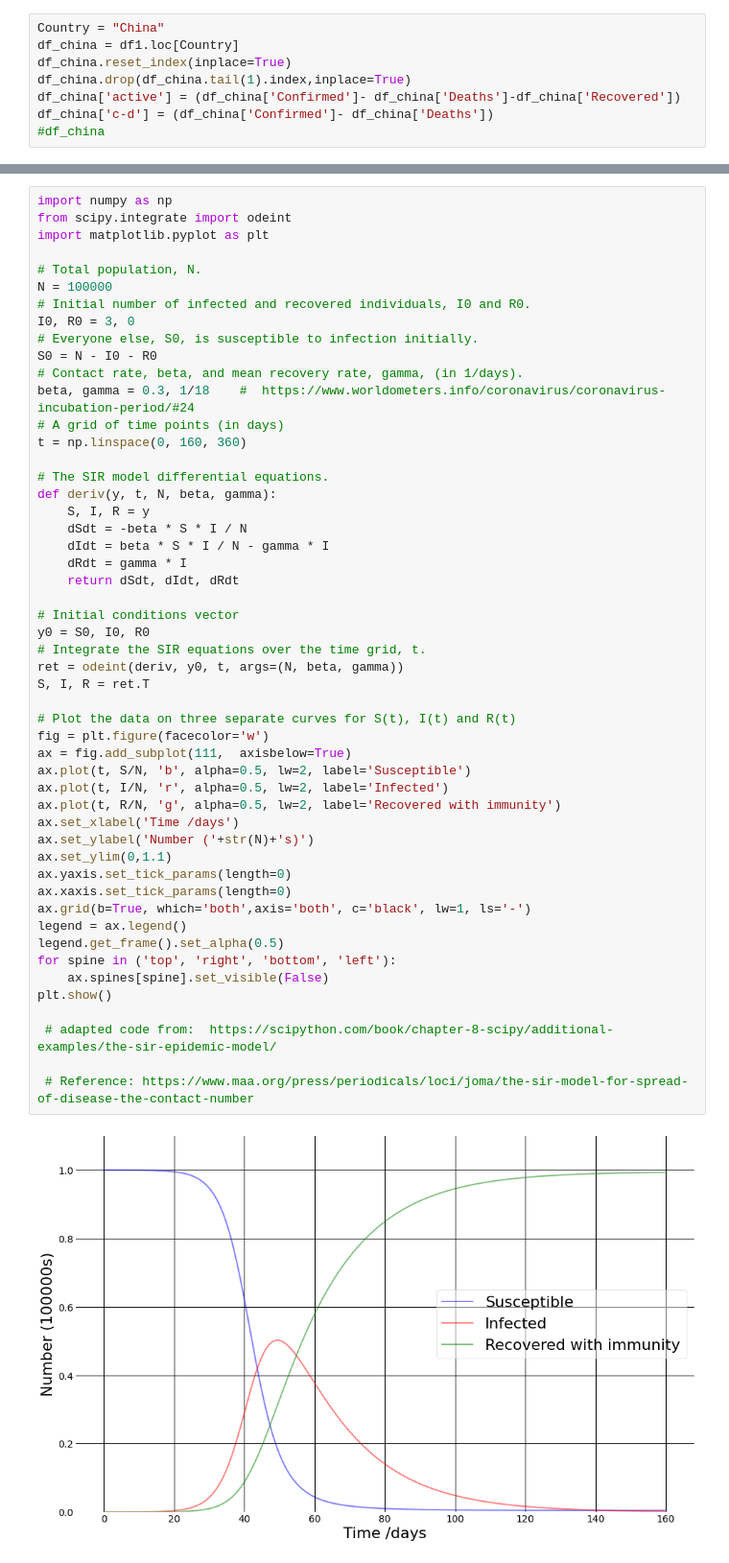
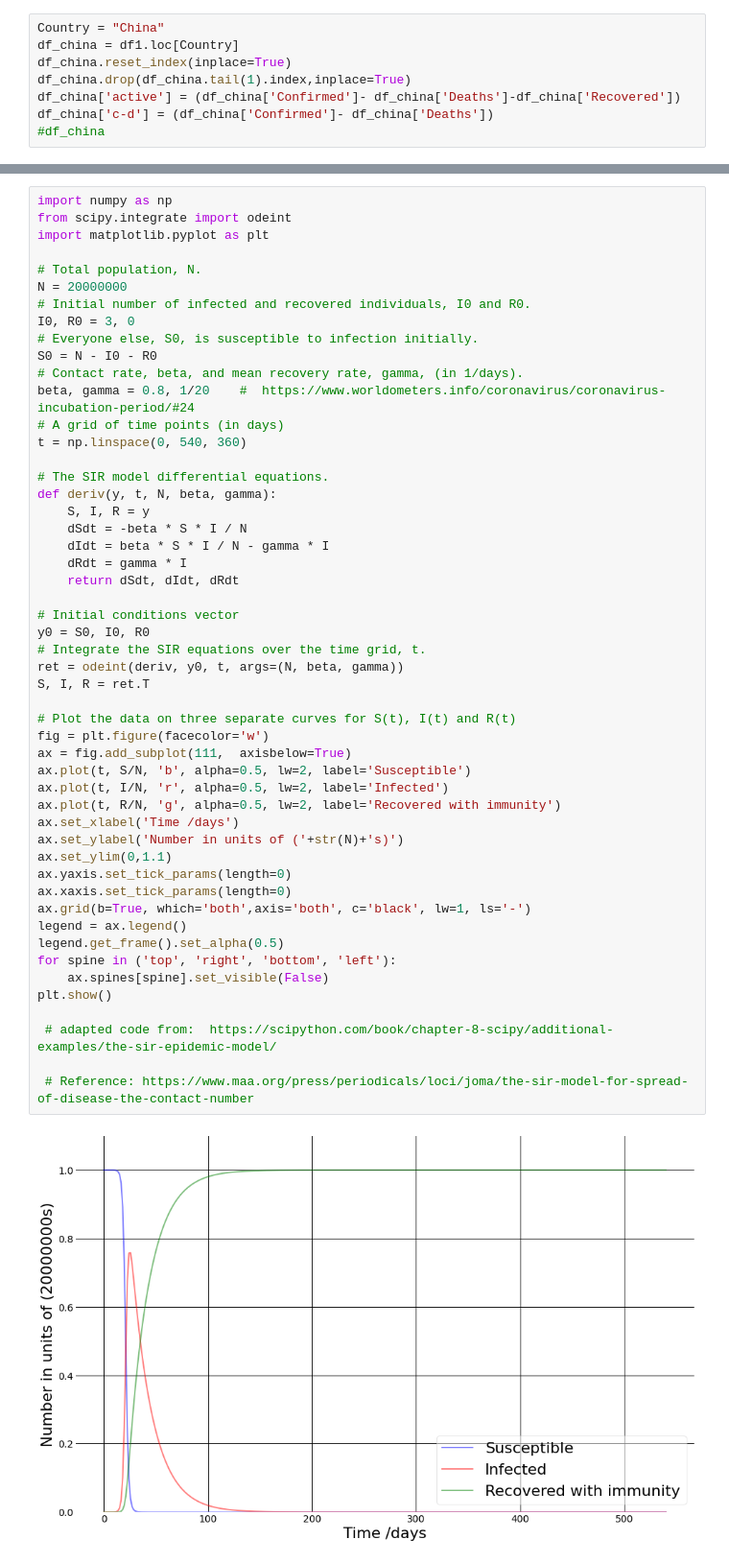
Before and after one commit to amita-kapoor/COVID-2020, a Jupyter notebook: Prediction_Covid_19_WorldWide.ipynb, the cells around one changed output, grey strips where cells are left out. Shown at 96% size. Drawn from its saved outputs; the diff is of its cells as text.

```diff
--- a/Prediction_Covid_19_WorldWide.ipynb
+++ b/Prediction_Covid_19_WorldWide.ipynb
@@ -261,15 +383,15 @@ from scipy.integrate import odeint
 import matplotlib.pyplot as plt
 
 # Total population, N.
-N = 100000
+N = 20000000
 # Initial number of infected and recovered individuals, I0 and R0.
 I0, R0 = 3, 0
 # Everyone else, S0, is susceptible to infection initially.
 S0 = N - I0 - R0
 # Contact rate, beta, and mean recovery rate, gamma, (in 1/days).
-beta, gamma = 0.3, 1/18    #  https://www.worldometers.info/coronavirus/coronavirus-incubation-period/#24
+beta, gamma = 0.8, 1/20    #  https://www.worldometers.info/coronavirus/coronavirus-incubation-period/#24
 # A grid of time points (in days)
-t = np.linspace(0, 160, 360)
+t = np.linspace(0, 540, 360)
 
 # The SIR model differential equations.
 def deriv(y, t, N, beta, gamma):
@@ -279,32 +401,32 @@ def deriv(y, t, N, beta, gamma):
     dRdt = gamma * I
     return dSdt, dIdt, dRdt
 
 # Initial conditions vector
 y0 = S0, I0, R0
 # Integrate the SIR equations over the time grid, t.
 ret = odeint(deriv, y0, t, args=(N, beta, gamma))
 S, I, R = ret.T
 
 # Plot the data on three separate curves for S(t), I(t) and R(t)
 fig = plt.figure(facecolor='w')
 ax = fig.add_subplot(111,  axisbelow=True)
 ax.plot(t, S/N, 'b', alpha=0.5, lw=2, label='Susceptible')
 ax.plot(t, I/N, 'r', alpha=0.5, lw=2, label='Infected')
 ax.plot(t, R/N, 'g', alpha=0.5, lw=2, label='Recovered with immunity')
 ax.set_xlabel('Time /days')
-ax.set_ylabel('Number ('+str(N)+'s)')
+ax.set_ylabel('Number in units of ('+str(N)+'s)')
 ax.set_ylim(0,1.1)
 ax.yaxis.set_tick_params(length=0)
 ax.xaxis.set_tick_params(length=0)
 ax.grid(b=True, which='both',axis='both', c='black', lw=1, ls='-')
 legend = ax.legend()
 legend.get_frame().set_alpha(0.5)
 for spine in ('top', 'right', 'bottom', 'left'):
     ax.spines[spine].set_visible(False)
 plt.show()
 
  # adapted code from:  https://scipython.com/book/chapter-8-scipy/additional-examples/the-sir-epidemic-model/
 
  # Reference: https://www.maa.org/press/periodicals/loci/joma/the-sir-model-for-spread-of-disease-the-contact-number
 # %% [output]
-[figure, old version]
+[figure, new version]
```
Also changed, not shown: parts of 21 cells of this notebook.
